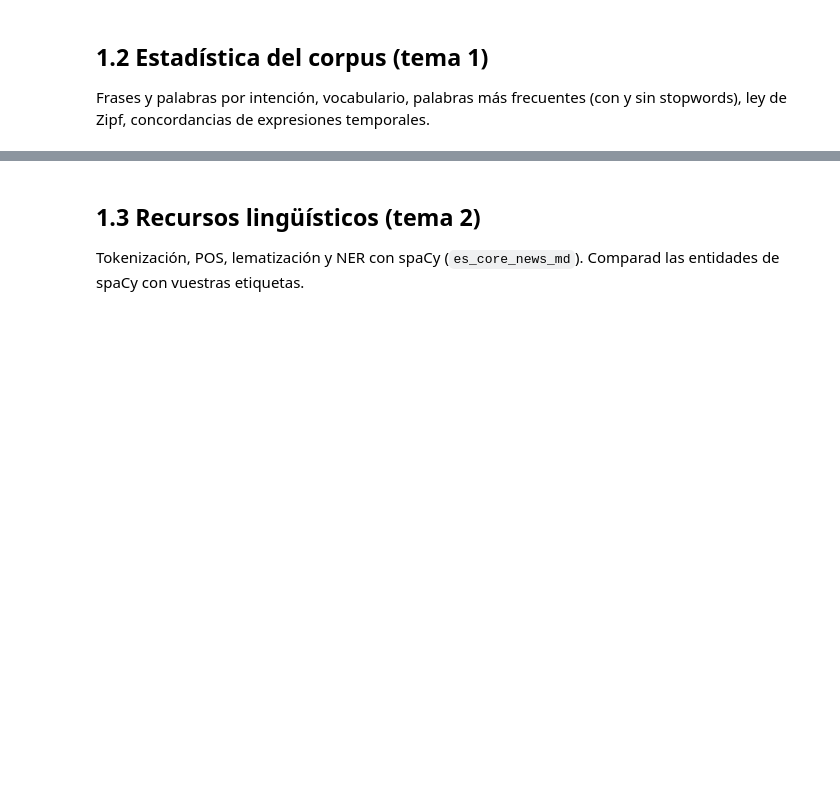
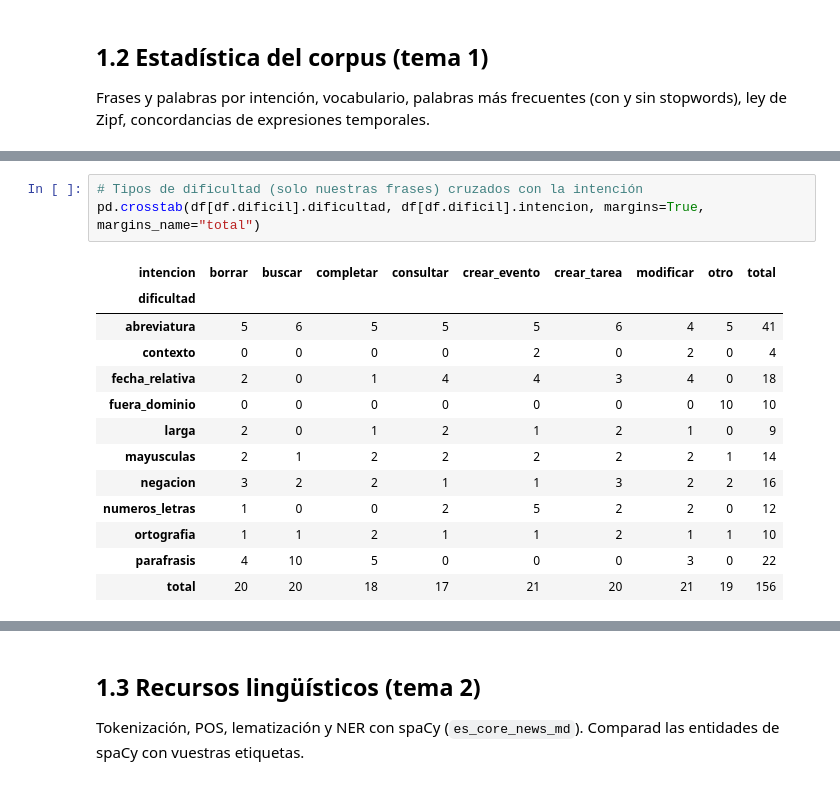
Before and after one commit to mvnueloc/natural-language-scheduler, a Jupyter notebook: 1_corpus.ipynb, the cells around one changed output, grey strips where cells are left out. Saved outputs shown, nothing was run; the diff lists cells and outputs as text; blank space fills up the shorter version.

```diff
--- a/1_corpus.ipynb
+++ b/1_corpus.ipynb
@@ -35,0 +451,17 @@ print(df.groupby("intencion").n_palabras.mean().round(1))
+# %%
+# Tipos de dificultad (solo nuestras frases) cruzados con la intención
+pd.crosstab(df[df.dificil].dificultad, df[df.dificil].intencion, margins=True, margins_name="total")
+# %% [output]
+| intencion | borrar | buscar | completar | consultar | crear_evento | crear_tarea | modificar | otro | total |
+| dificultad |  |  |  |  |  |  |  |  |  |
+| abreviatura | 5 | 6 | 5 | 5 | 5 | 6 | 4 | 5 | 41 |
+| contexto | 0 | 0 | 0 | 0 | 2 | 0 | 2 | 0 | 4 |
+| fecha_relativa | 2 | 0 | 1 | 4 | 4 | 3 | 4 | 0 | 18 |
+| fuera_dominio | 0 | 0 | 0 | 0 | 0 | 0 | 0 | 10 | 10 |
+| larga | 2 | 0 | 1 | 2 | 1 | 2 | 1 | 0 | 9 |
+| mayusculas | 2 | 1 | 2 | 2 | 2 | 2 | 2 | 1 | 14 |
+| negacion | 3 | 2 | 2 | 1 | 1 | 3 | 2 | 2 | 16 |
+| numeros_letras | 1 | 0 | 0 | 2 | 5 | 2 | 2 | 0 | 12 |
+| ortografia | 1 | 1 | 2 | 1 | 1 | 2 | 1 | 1 | 10 |
+| parafrasis | 4 | 10 | 5 | 0 | 0 | 0 | 3 | 0 | 22 |
+| total | 20 | 20 | 18 | 17 | 21 | 20 | 21 | 19 | 156 |
```
Also changed, not shown: parts of 34 cells of this notebook, 10 other files.
